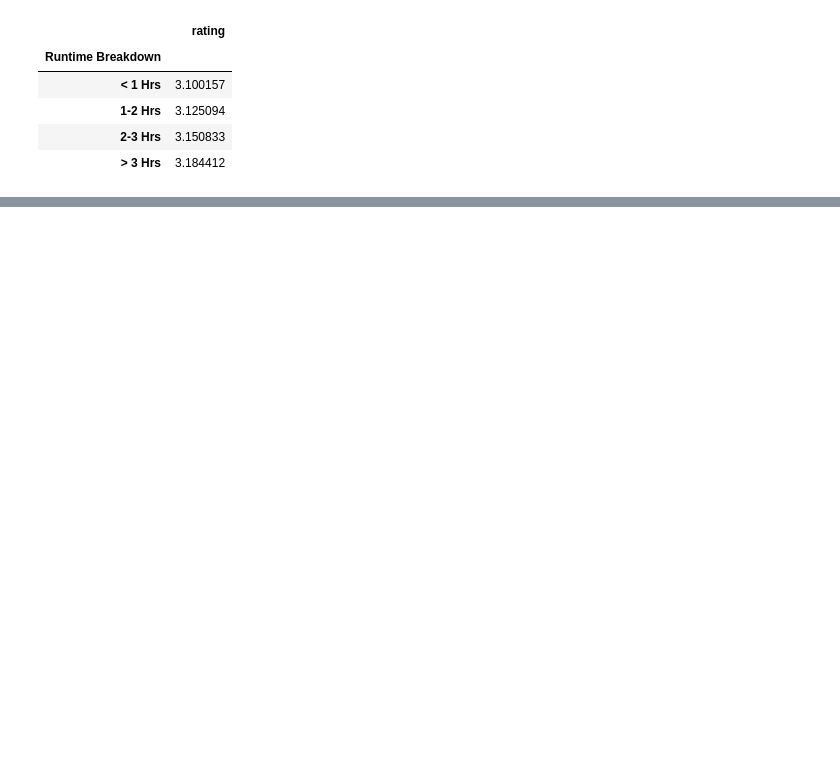
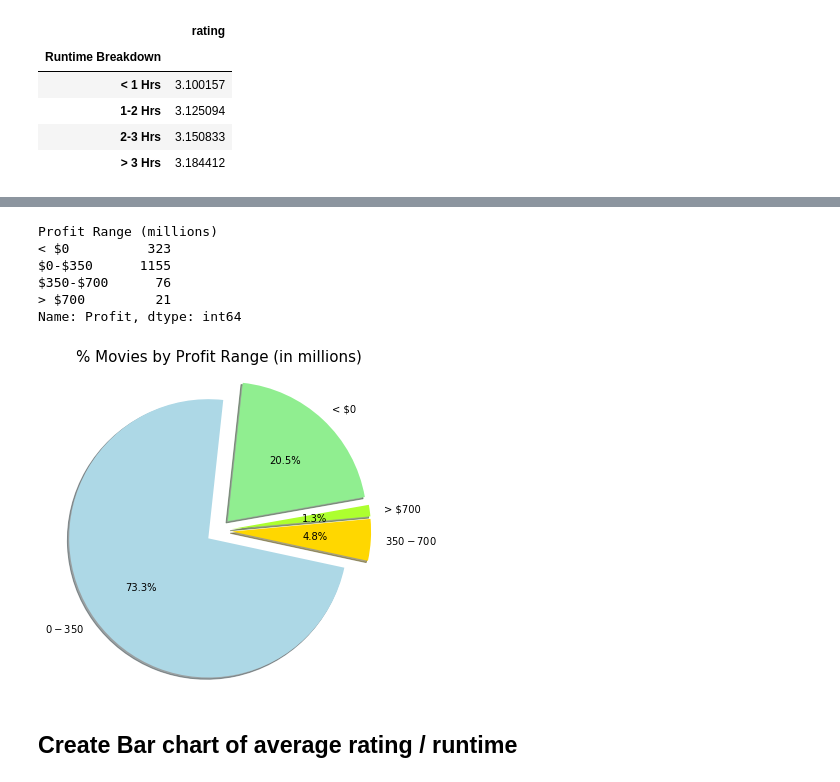
Before and after one commit to Rod-Skoglund/Data-Analytics-Project1, a Jupyter notebook: MovieAnalysis.ipynb, the cells around one changed output, grey strips where cells are left out. Cells and saved outputs as stored; diff of their text form; code cells hidden in the pictures; blank space fills up the shorter version.

```diff
--- a/MovieAnalysis.ipynb
+++ b/MovieAnalysis.ipynb
@@ -364,0 +350,7 @@ plt.show()
+# %%
+#non_zero_financial_movies_df = non_zero_budget_movies_df.loc[non_zero_budget_movies_df["revenue"] > 0, :]
+#non_zero_financial_movies_df.shape
+
+financial_df = clean_revenue_df.loc[clean_revenue_df["revenue"] > 0, :]
+financial_df = financial_df[["rating", "budget", "revenue", "Profit"]]
+financial_df.shape
@@ -364,0 +407,9 @@ plt.show()
+# %%
+# Create the bins in which Data will be held
+fin_bins = [-100, 0, 350, 700, 1646]
+
+# Create the names for the four bins
+fin_group_names = ["< $0", "$0-$350", "$350-$700", "> $700" ]
+# %%
+financial_df["Profit Range (millions)"] = pd.cut(financial_df["Profit"], fin_bins, labels=fin_group_names)
+financial_df.head()
@@ -364,0 +423,41 @@ plt.show()
+# %%
+financial_count_df = financial_df[["rating", "Profit", "Profit Range (millions)"]]
+financial_count_df = financial_count_df.groupby("Profit Range (millions)")
+financial_count_df.count()["Profit"]
+# %% [output]
+Profit Range (millions)
+< $0          323
+$0-$350      1155
+$350-$700      76
+> $700         21
+Name: Profit, dtype: int64
+# %%
+#*******************************************************************************
+# Define appearance for the pie chart
+#*******************************************************************************
+#        [Xshort, short,         med,          long,  Xlong,    XXlong]
+#colors = ["gold","lightskyblue", "lightcoral", "blue","orange", "red"]
+colors = ["lightgreen","lightblue", "gold", "greenyellow"]
+explode = (0.15,0.15,0.15,0.15)
+
+#*******************************************************************************
+# Define the title for the pie chart
+#*******************************************************************************
+plt.title("% Movies by Profit Range (in millions)", y=1.25, fontsize=15)
+
+#*******************************************************************************
+# Define pie chart
+#*******************************************************************************
+plt.pie(financial_count_df.count()["Profit"], explode=explode,
+        labels=fin_group_names, colors=colors, autopct="%1.1f%%", shadow=True,
+        startangle=10, radius=1.6)
+
+#*******************************************************************************
+# Show Figures
+#*******************************************************************************
+#plt.tight_layout()
+plt.show()
+# %% [output]
+[figure, added]
+# %% [markdown]
+## Create Bar chart of average rating / runtime
```
Also changed, not shown: parts of 41 cells of this notebook.
